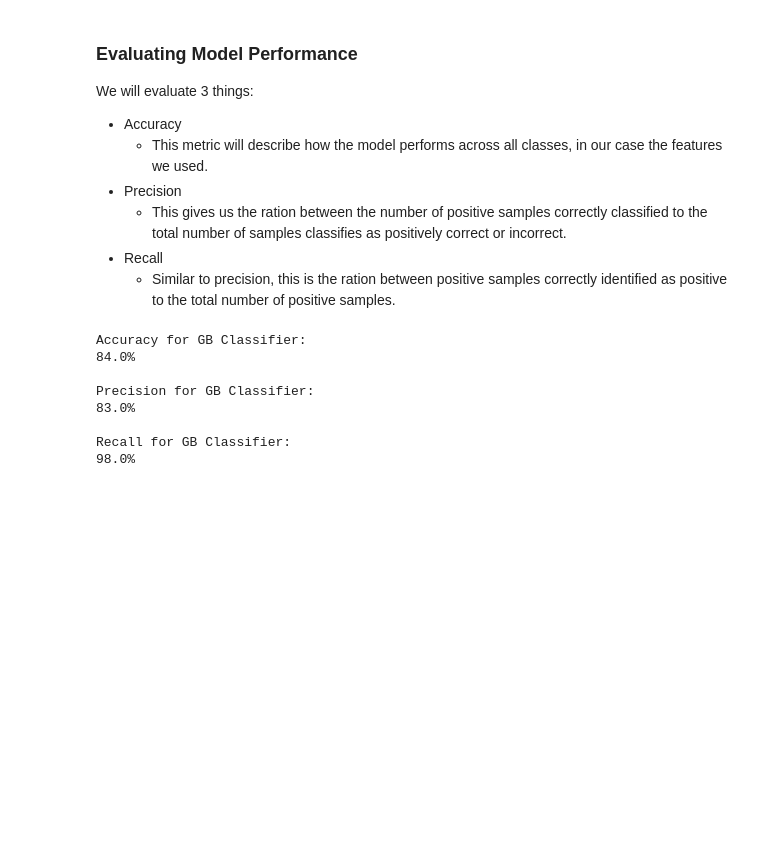
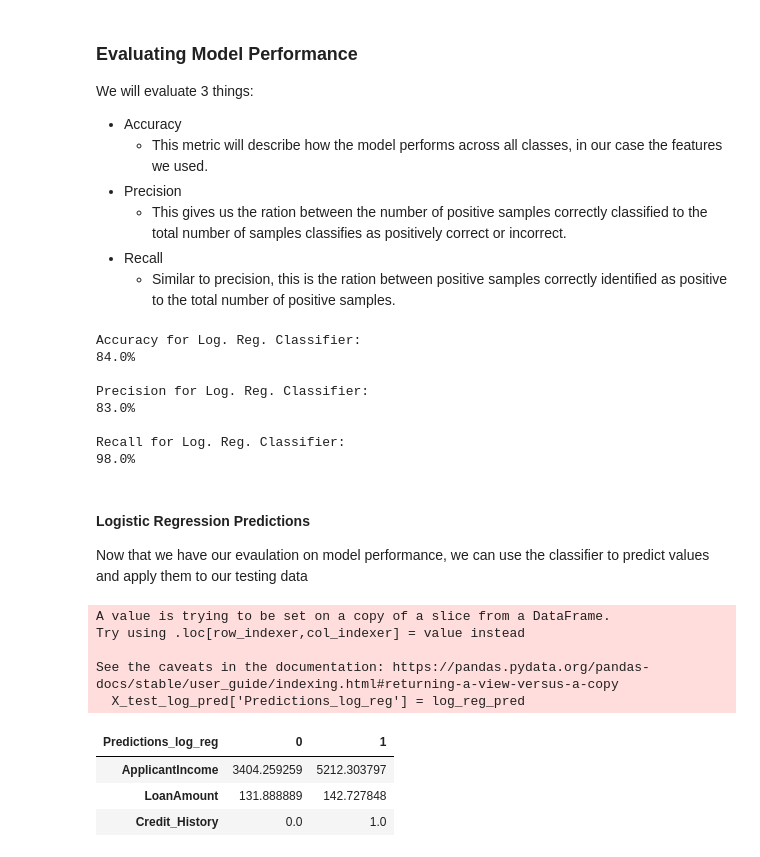
Before and after one commit to iamAngelSH/Data-Science-Portfolio, a Jupyter notebook: Loan_Prediction/Loan_Prediction.ipynb, the cells around one changed output. Drawn from its saved outputs; the diff is of its cells as text; code cells hidden in the pictures; blank space fills up the shorter version.

```diff
--- a/Loan_Prediction/Loan_Prediction.ipynb
+++ b/Loan_Prediction/Loan_Prediction.ipynb
@@ -824,21 +826,49 @@ We will evaluate 3 things:
   - Similar to precision, this is the ration between positive samples correctly identified as positive to the total number of positive samples.
 # %%
 # calculate accuracy
-print(f'Accuracy for GB Classifier:\n{round(metrics.accuracy_score(Y_test, log_reg_pred), 2) * 100}%')
+print(f'Accuracy for Log. Reg. Classifier:\n{round(metrics.accuracy_score(Y_test, log_reg_pred), 2) * 100}%')
 
 # Caclulate precision
 print()
-print(f'Precision for GB Classifier:\n{round(metrics.precision_score(Y_test, log_reg_pred), 2) * 100}%')
+print(f'Precision for Log. Reg. Classifier:\n{round(metrics.precision_score(Y_test, log_reg_pred), 2) * 100}%')
 
 # Calculate recall
 print()
-print(f'Recall for GB Classifier:\n{round(metrics.recall_score(Y_test, log_reg_pred), 2) * 100}%')
+print(f'Recall for Log. Reg. Classifier:\n{round(metrics.recall_score(Y_test, log_reg_pred), 2) * 100}%')
 # %% [output]
-Accuracy for GB Classifier:
+Accuracy for Log. Reg. Classifier:
 84.0%
 
-Precision for GB Classifier:
+Precision for Log. Reg. Classifier:
 83.0%
 
-Recall for GB Classifier:
+Recall for Log. Reg. Classifier:
 98.0%
+# %% [markdown]
+#### Logistic Regression Predictions
+
+Now that we have our evaulation on model performance, we can use the classifier to predict values and apply them to our testing data
+# %%
+'''
+Build predictions based on our model classifier.
+
+Steps to do this:
+- Create a copy of our test data
+- Create a new column that will contain our predictions.
+'''
+
+X_test_log_pred = X_test
+X_test_log_pred['Predictions_log_reg'] = log_reg_pred
+# %% [output]
+A value is trying to be set on a copy of a slice from a DataFrame.
+Try using .loc[row_indexer,col_indexer] = value instead
+
+See the caveats in the documentation: https://pandas.pydata.org/pandas-docs/stable/user_guide/indexing.html#returning-a-view-versus-a-copy
+  X_test_log_pred['Predictions_log_reg'] = log_reg_pred
+# %%
+X_test_log_pred.groupby('Predictions_log_reg').mean().astype('object').transpose()
+# %% [output]
+| Predictions_log_reg | 0 | 1 |
+| ApplicantIncome | 3404.259259 | 5212.303797 |
+| LoanAmount | 131.888889 | 142.727848 |
+| Credit_History | 0.0 | 1.0 |
```
Also changed, not shown: parts of 11 cells of this notebook.
